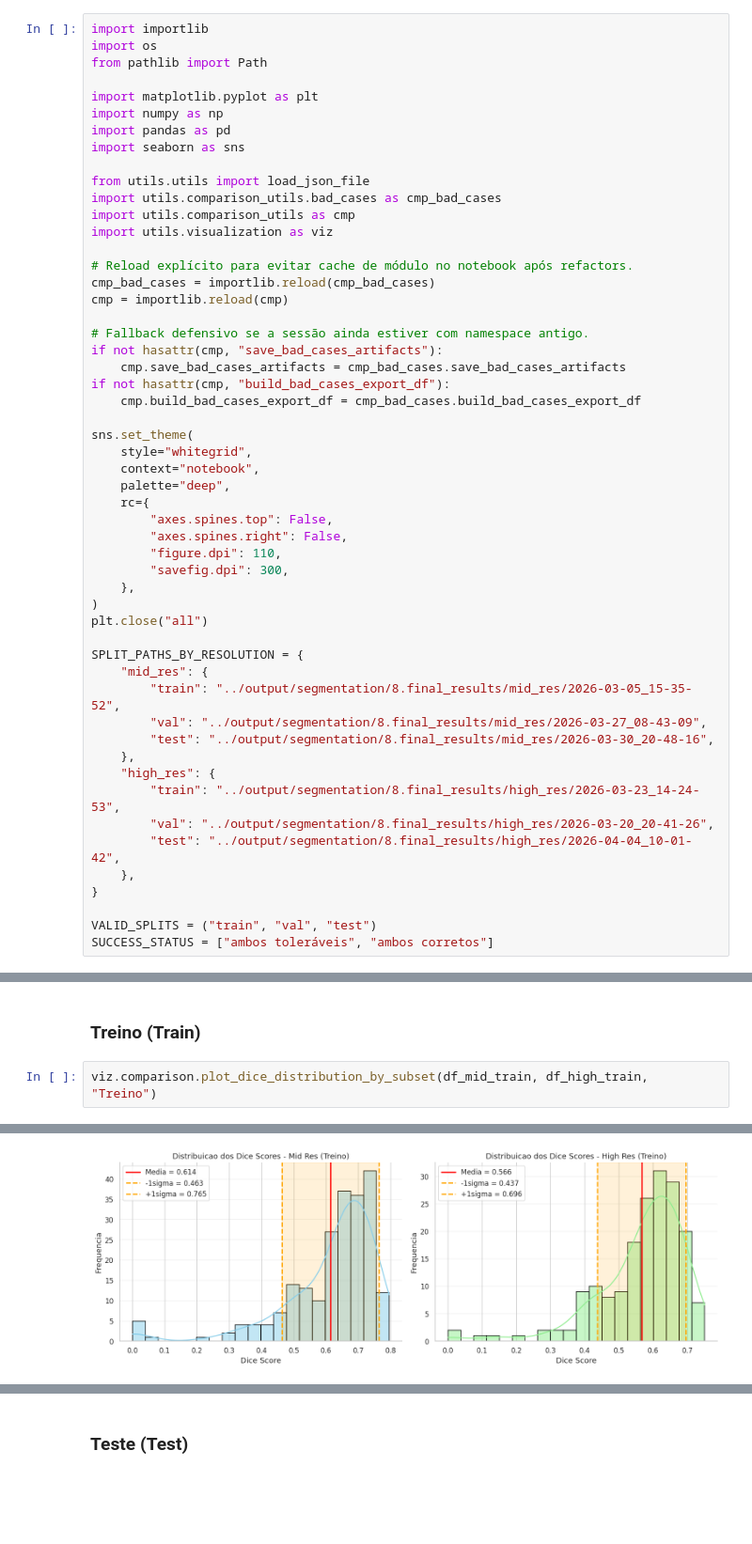
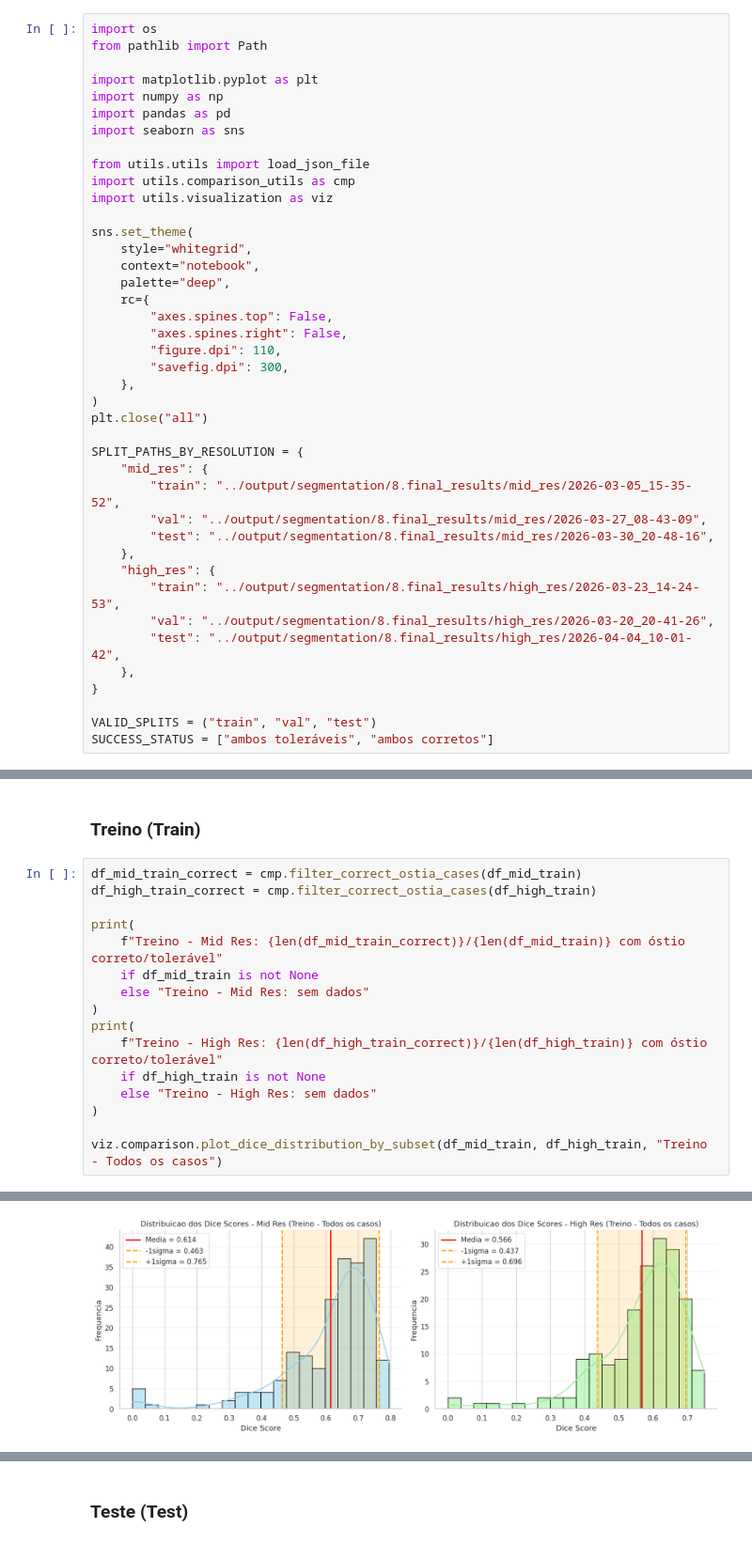
Before and after one commit to matheusssilva991/coronary-centerline-detection, a Jupyter notebook: src/eda_tests.ipynb, the cells around one changed output, grey strips where cells are left out. Shown at 94% size. Saved outputs shown, nothing was run; the diff lists cells and outputs as text; blank space fills up the shorter version.

```diff
--- a/src/eda_tests.ipynb
+++ b/src/eda_tests.ipynb
@@ -1,5 +1,4 @@
 # %%
-import importlib
 import os
 from pathlib import Path
 
@@ -9,19 +8,8 @@ import pandas as pd
 import seaborn as sns
 
 from utils.utils import load_json_file
-import utils.comparison_utils.bad_cases as cmp_bad_cases
 import utils.comparison_utils as cmp
 import utils.visualization as viz
-
-# Reload explícito para evitar cache de módulo no notebook após refactors.
-cmp_bad_cases = importlib.reload(cmp_bad_cases)
-cmp = importlib.reload(cmp)
-
-# Fallback defensivo se a sessão ainda estiver com namespace antigo.
-if not hasattr(cmp, "save_bad_cases_artifacts"):
-    cmp.save_bad_cases_artifacts = cmp_bad_cases.save_bad_cases_artifacts
-if not hasattr(cmp, "build_bad_cases_export_df"):
-    cmp.build_bad_cases_export_df = cmp_bad_cases.build_bad_cases_export_df
 
 sns.set_theme(
     style="whitegrid",
@@ -765,5 +777,19 @@ viz.comparison.plot_dice_distribution_by_subset(df_mid_val, df_high_val, "Valida
 # %% [markdown]
 ### Treino (Train)
 # %%
-viz.comparison.plot_dice_distribution_by_subset(df_mid_train, df_high_train, "Treino")
+df_mid_train_correct = cmp.filter_correct_ostia_cases(df_mid_train)
+df_high_train_correct = cmp.filter_correct_ostia_cases(df_high_train)
+
+print(
+    f"Treino - Mid Res: {len(df_mid_train_correct)}/{len(df_mid_train)} com óstio correto/tolerável"
+    if df_mid_train is not None
+    else "Treino - Mid Res: sem dados"
+)
+print(
+    f"Treino - High Res: {len(df_high_train_correct)}/{len(df_high_train)} com óstio correto/tolerável"
+    if df_high_train is not None
+    else "Treino - High Res: sem dados"
+)
+
+viz.comparison.plot_dice_distribution_by_subset(df_mid_train, df_high_train, "Treino - Todos os casos")
 # %% [output]
@@ -770 +798 @@ viz.comparison.plot_dice_distribution_by_subset(df_mid_train, df_high_train, "Tr
-[figure, old version]
+[figure, new version]
```
Also changed, not shown: parts of 6 cells of this notebook, 5 other files.
